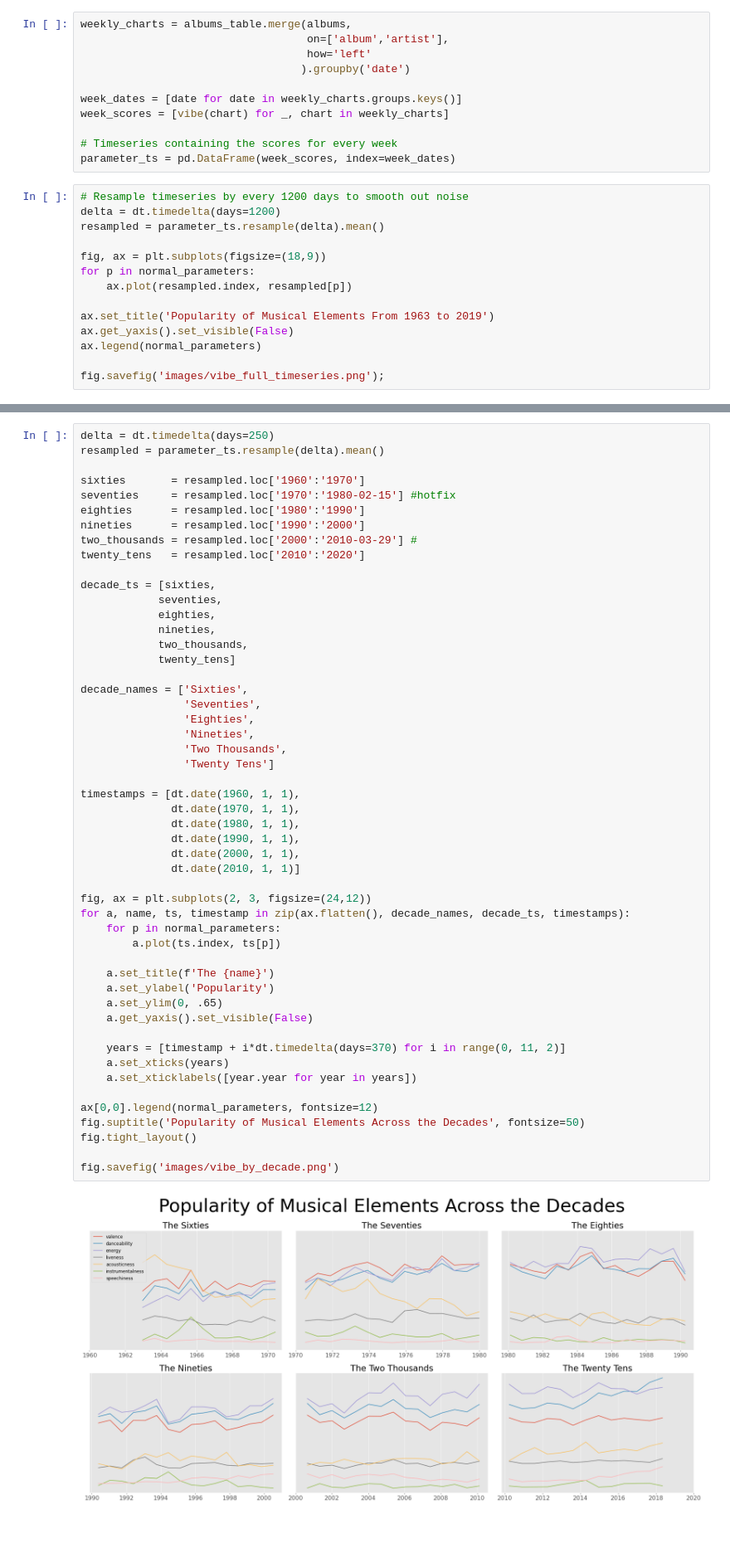
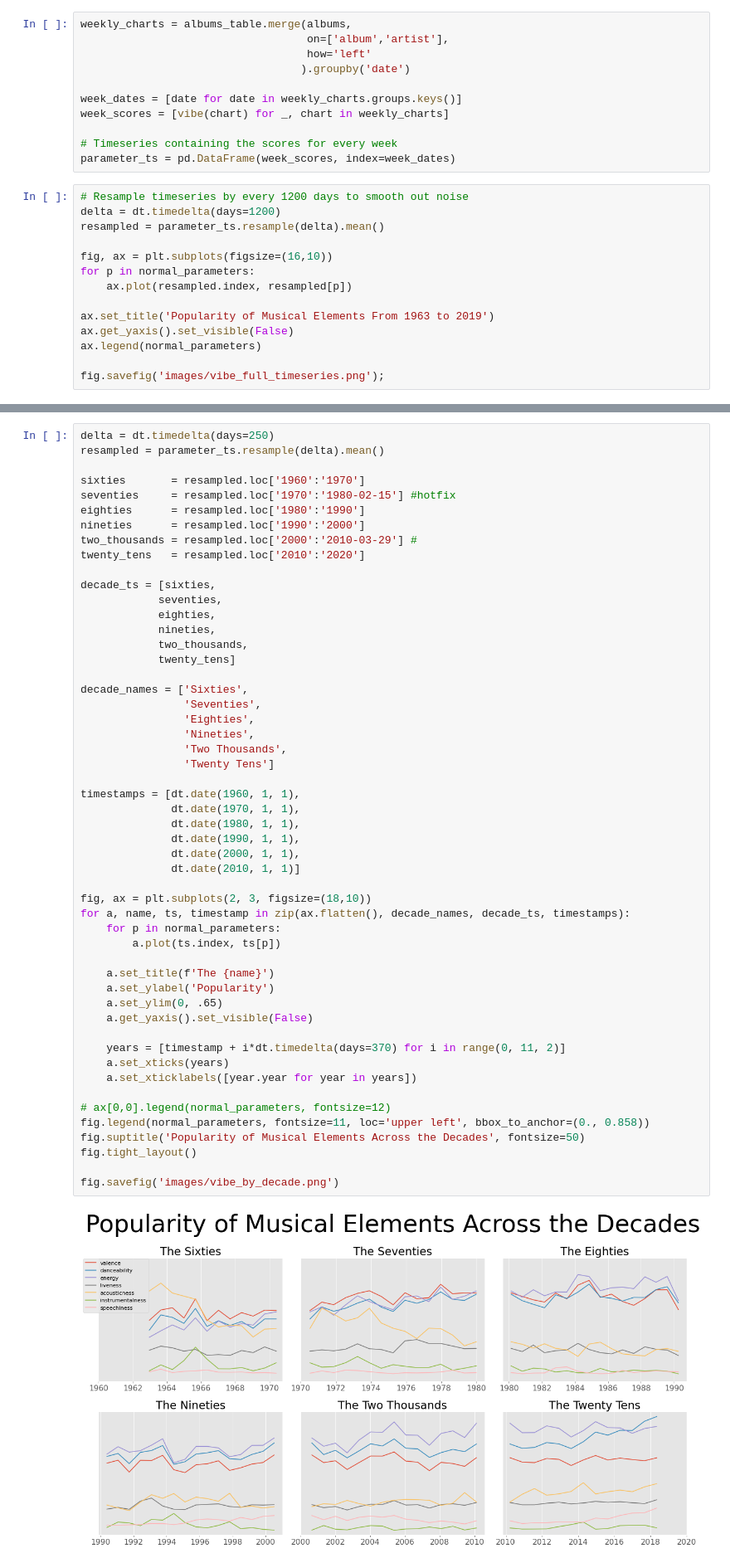
Before and after one commit to ZackMagnotti/tin-pan-data, a Jupyter notebook: vibe-analysis.ipynb, the cells around one changed output, grey strips where cells are left out. Shown at 83% size. Drawn from its saved outputs; the diff is of its cells as text; blank space fills up the shorter version.

```diff
--- a/vibe-analysis.ipynb
+++ b/vibe-analysis.ipynb
@@ -41,7 +41,7 @@ parameter_ts = pd.DataFrame(week_scores, index=week_dates)
 delta = dt.timedelta(days=1200)
 resampled = parameter_ts.resample(delta).mean()
 
-fig, ax = plt.subplots(figsize=(18,9))
+fig, ax = plt.subplots(figsize=(16,10))
 for p in normal_parameters:
     ax.plot(resampled.index, resampled[p])
 
@@ -75,33 +75,34 @@ decade_names = ['Sixties',
                 'Eighties',
                 'Nineties',
                 'Two Thousands',
                 'Twenty Tens']
 
 timestamps = [dt.date(1960, 1, 1),
               dt.date(1970, 1, 1),
               dt.date(1980, 1, 1),
               dt.date(1990, 1, 1),
               dt.date(2000, 1, 1),
               dt.date(2010, 1, 1)]
 
-fig, ax = plt.subplots(2, 3, figsize=(24,12))
+fig, ax = plt.subplots(2, 3, figsize=(18,10))
 for a, name, ts, timestamp in zip(ax.flatten(), decade_names, decade_ts, timestamps):
     for p in normal_parameters:
         a.plot(ts.index, ts[p])
 
     a.set_title(f'The {name}')
     a.set_ylabel('Popularity')
     a.set_ylim(0, .65)
     a.get_yaxis().set_visible(False)
 
     years = [timestamp + i*dt.timedelta(days=370) for i in range(0, 11, 2)]
     a.set_xticks(years)
     a.set_xticklabels([year.year for year in years])
 
-ax[0,0].legend(normal_parameters, fontsize=12)
+# ax[0,0].legend(normal_parameters, fontsize=12)
+fig.legend(normal_parameters, fontsize=11, loc='upper left', bbox_to_anchor=(0., 0.858))
 fig.suptitle('Popularity of Musical Elements Across the Decades', fontsize=50)
 fig.tight_layout()
 
 fig.savefig('images/vibe_by_decade.png')
 # %% [output]
-[figure, old version]
+[figure, new version]
```
Also changed, not shown: parts of 1 cell of this notebook, 2 other files.
